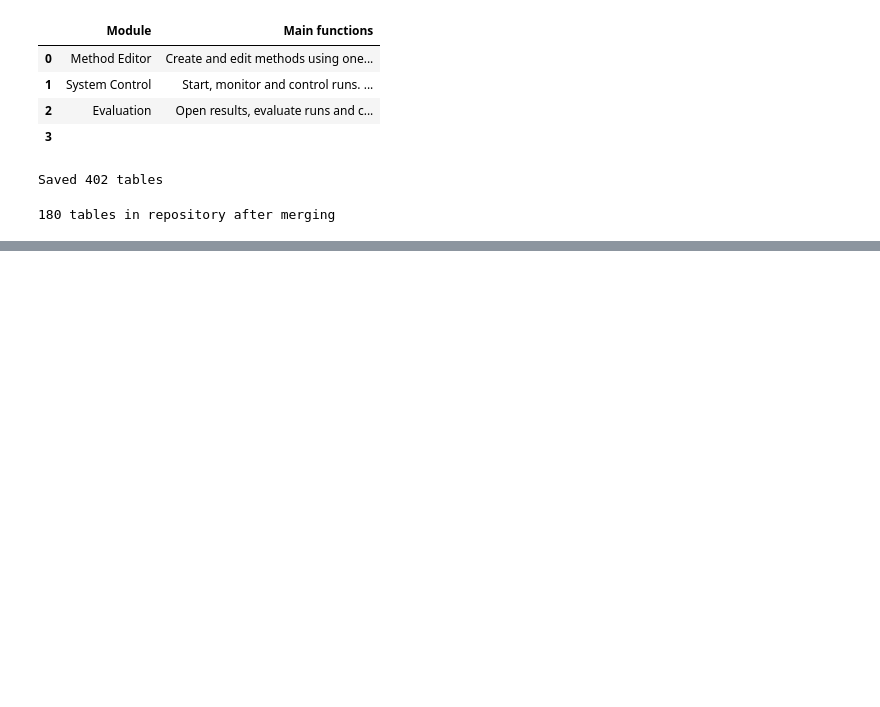
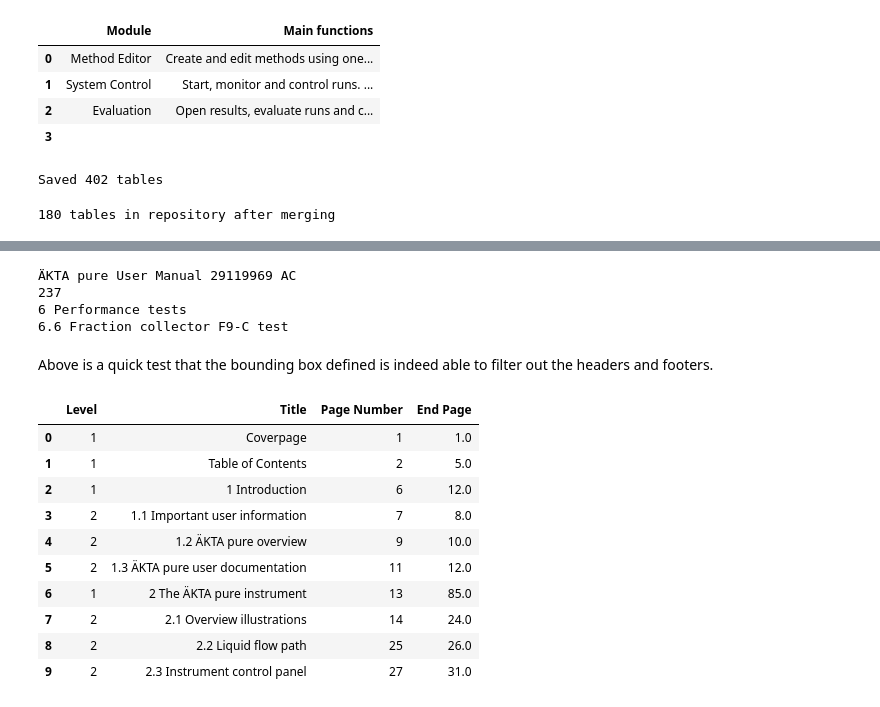
Before and after one commit to Chahbaz-Aman/chonky, a Jupyter notebook: dev.ipynb, the cells around one changed output, grey strips where cells are left out. Cells and saved outputs as stored; diff of their text form; code cells hidden in the pictures; blank space fills up the shorter version.

```diff
--- a/dev.ipynb
+++ b/dev.ipynb
@@ -172,0 +271,11 @@ merge_and_save_tables(TABLE_DIR)
+# %%
+fulltext = page.get_text()
+filteredtext = page.get_text(clip = page_without_header_footer)
+print(fulltext.replace(filteredtext, ''))
+# %% [output]
+ÄKTA pure User Manual 29119969 AC
+237
+6 Performance tests
+6.6 Fraction collector F9-C test
+# %% [markdown]
+Above is a quick test that the bounding box defined is indeed able to filter out the headers and footers.
@@ -172,0 +302,14 @@ merge_and_save_tables(TABLE_DIR)
+# %%
+table_of_contents.head(10)
+# %% [output]
+|  | Level | Title | Page Number | End Page |
+| 0 | 1 | Coverpage | 1 | 1.0 |
+| 1 | 1 | Table of Contents | 2 | 5.0 |
+| 2 | 1 | 1 Introduction | 6 | 12.0 |
+| 3 | 2 | 1.1 Important user information | 7 | 8.0 |
+| 4 | 2 | 1.2 ÄKTA pure overview | 9 | 10.0 |
+| 5 | 2 | 1.3 ÄKTA pure user documentation | 11 | 12.0 |
+| 6 | 1 | 2 The ÄKTA pure instrument | 13 | 85.0 |
+| 7 | 2 | 2.1 Overview illustrations | 14 | 24.0 |
+| 8 | 2 | 2.2 Liquid flow path | 25 | 26.0 |
+| 9 | 2 | 2.3 Instrument control panel | 27 | 31.0 |
```
Also changed, not shown: parts of 25 cells of this notebook.
